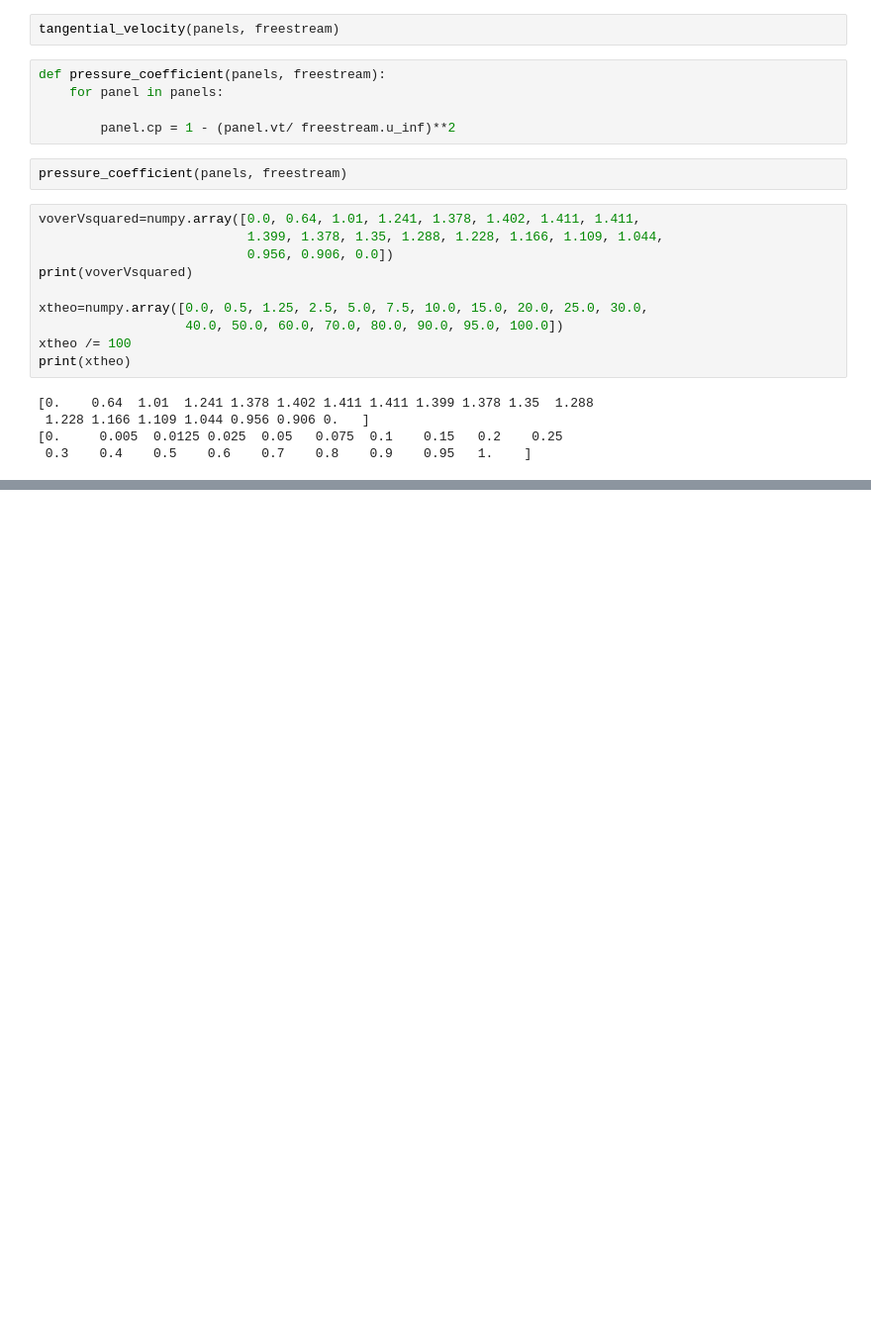
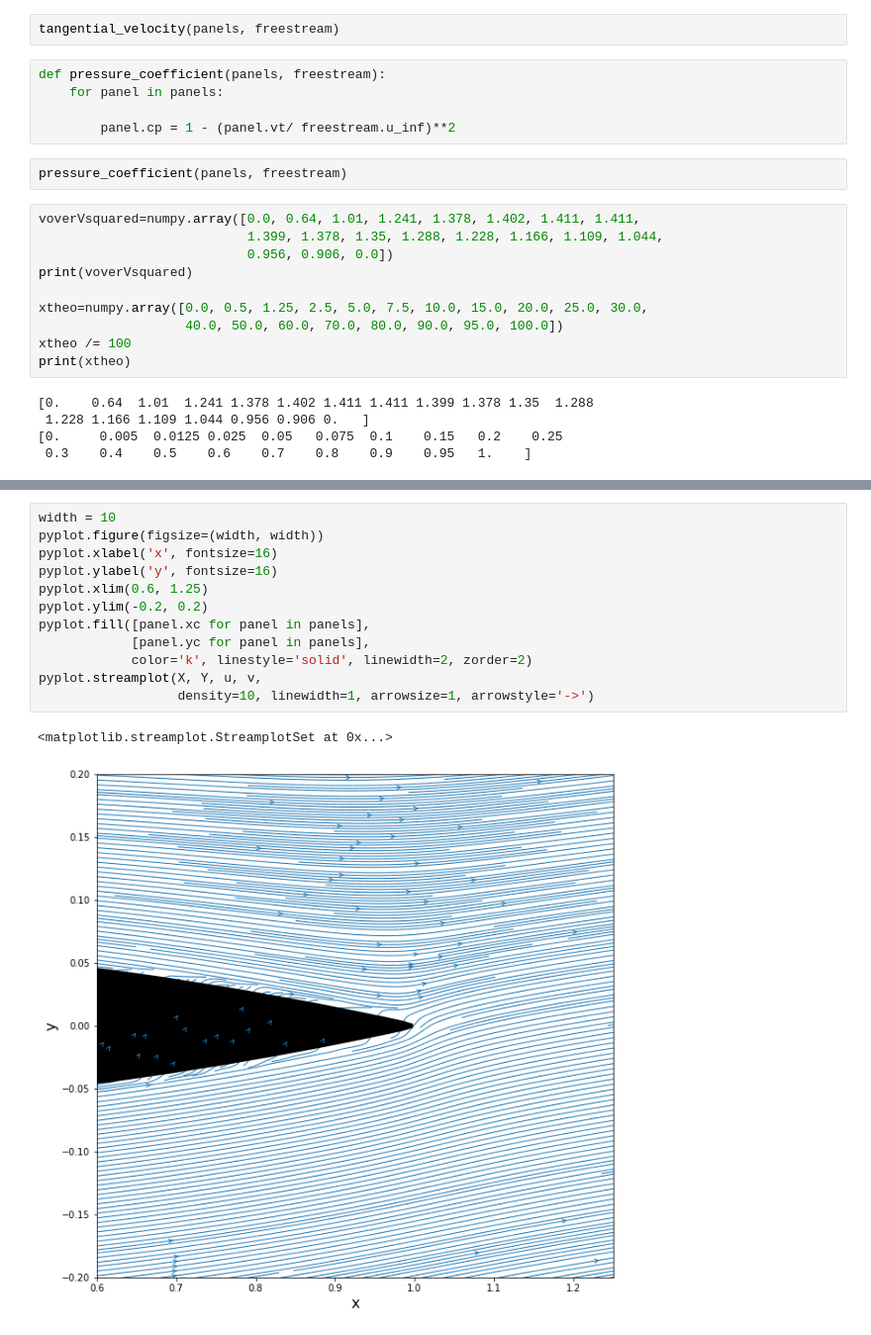
Before and after one commit to aniktarafder/MA6226, a Jupyter notebook: prac10.ipynb, the cells around one changed output, grey strips where cells are left out. Shown: that part at 99% size. Drawn from its saved outputs; the diff is of its cells as text; blank space fills up the shorter version.

```diff
--- a/prac10.ipynb
+++ b/prac10.ipynb
@@ -278,0 +279,15 @@ pyplot.title('Streamlines around a NACA 0012 airfoil (AoA = ${}^o$)'.format(alph
+# %%
+width = 10
+pyplot.figure(figsize=(width, width))
+pyplot.xlabel('x', fontsize=16)
+pyplot.ylabel('y', fontsize=16)
+pyplot.xlim(0.6, 1.25)
+pyplot.ylim(-0.2, 0.2)
+pyplot.fill([panel.xc for panel in panels],
+            [panel.yc for panel in panels],
+            color='k', linestyle='solid', linewidth=2, zorder=2)
+pyplot.streamplot(X, Y, u, v,
+                  density=10, linewidth=1, arrowsize=1, arrowstyle='->')
+# %% [output]
+<matplotlib.streamplot.StreamplotSet at 0x...>
+[figure, added]
```
Also changed, not shown: parts of 8 cells of this notebook, 1 other file.
